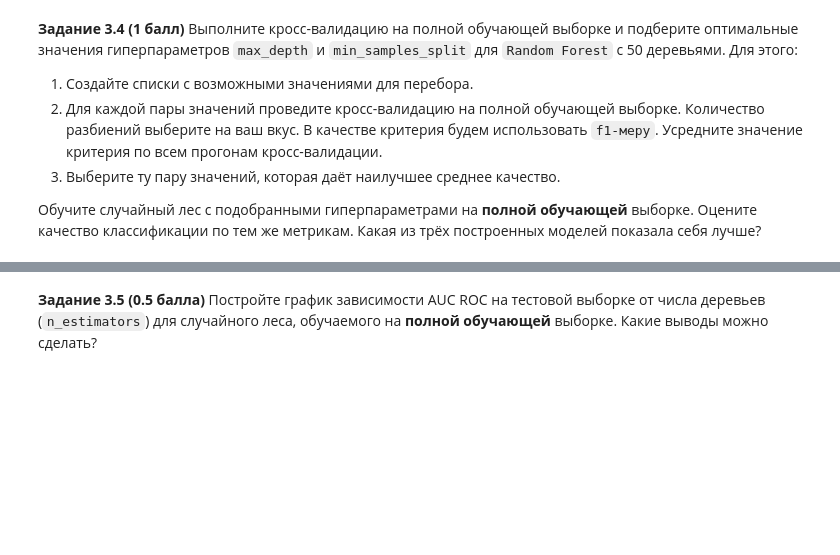
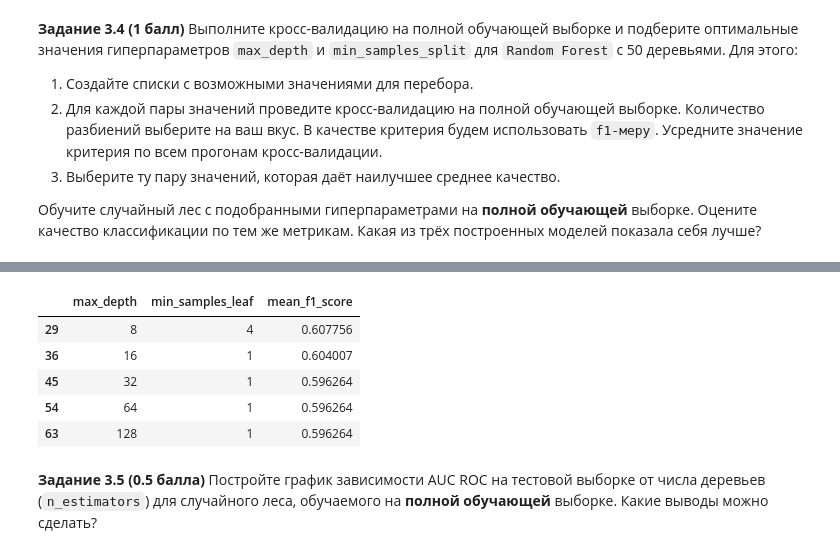
Before and after one commit to Bosbobos/IAD, a Jupyter notebook: MachineLeariningBasics/hw07_trees/hw07_trees_rf.ipynb, the cells around one changed output, grey strips where cells are left out. Drawn from its saved outputs; the diff is of its cells as text; code cells hidden in the pictures; blank space fills up the shorter version.

```diff
--- a/MachineLeariningBasics/hw07_trees/hw07_trees_rf.ipynb
+++ b/MachineLeariningBasics/hw07_trees/hw07_trees_rf.ipynb
@@ -609,0 +660,6 @@ plt.show()
+# %%
+tr = DecisionTreeClassifier(max_depth=1, min_samples_leaf=128, random_state=17)
+tr.fit(train_tr, train_tr_y)
+results = tr.predict(test)
+tree_res = build_res_df('DecisionTreeClassifier', test_y, results)
+tree_res
@@ -624,2 +707,40 @@ plt.show()
+# %%
+# ᕕ(╭ರ╭ ͟ʖ╮•́)⊃¤=(————
+max_depths = min_samples_leafs = [2**n for n in range(9)]
+t = 5
+step = train.shape[0] // t
+train_val = train.values
+train_y_val = train_y.values
+
+cv_results = []
+for max_depth in max_depths:
+    for min_samples_leaf in min_samples_leafs:
+        tr = RandomForestClassifier(max_depth=max_depth, min_samples_leaf=min_samples_leaf, n_estimators=50, random_state=17)
+        res = []
+        for i in range(0, train.shape[0]-step, step):
+            train_cv = np.concatenate([train_val[:i], train_val[i + step:]])
+            train_y_cv = np.concatenate([train_y_val[:i], train_y_val[i + step:]])
+            test_cv = train_val[i:i + step]
+            test_y_cv = train_y_val[i:i + step]
+            tr.fit(train_cv, train_y_cv)
+            res.append(f1_score(test_y_cv, tr.predict(test_cv)))
+
+        score = np.mean(res)
+        cv_results.append({
+            'max_depth': max_depth,
+            'min_samples_leaf': min_samples_leaf,
+            'mean_f1_score': score
+        })
+
+reses = pd.DataFrame(cv_results)
+reses.sort_values(by=['mean_f1_score'], ascending=False, inplace=True)
+reses.head(5)
+# %% [output]
+|  | max_depth | min_samples_leaf | mean_f1_score |
+| 29 | 8 | 4 | 0.607756 |
+| 36 | 16 | 1 | 0.604007 |
+| 45 | 32 | 1 | 0.596264 |
+| 54 | 64 | 1 | 0.596264 |
+| 63 | 128 | 1 | 0.596264 |
 # %% [markdown]
 **Задание 3.5 (0.5 балла)** Постройте график зависимости AUC ROC на тестовой выборке от числа деревьев (`n_estimators`) для случайного леса, обучаемого на **полной обучающей** выборке. Какие выводы можно сделать?
```
Also changed, not shown: parts of 28 cells of this notebook.
